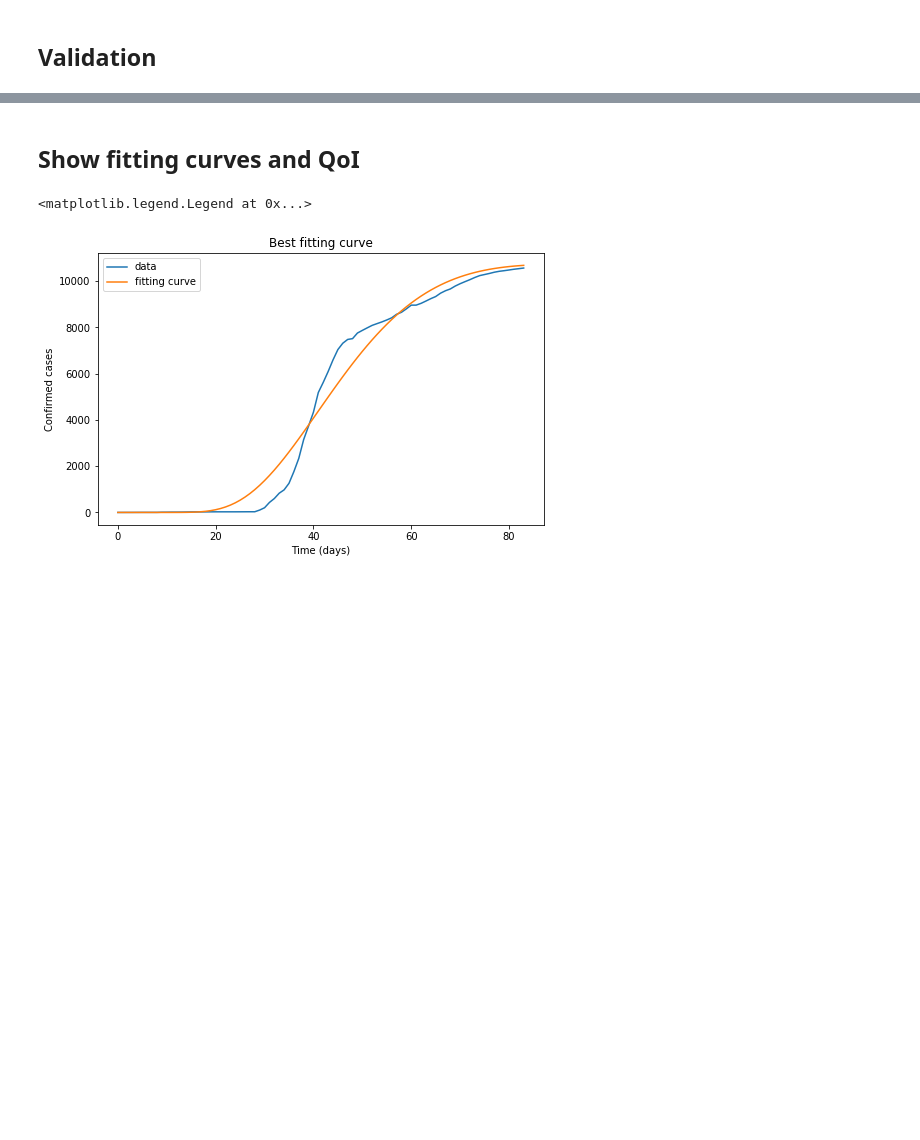
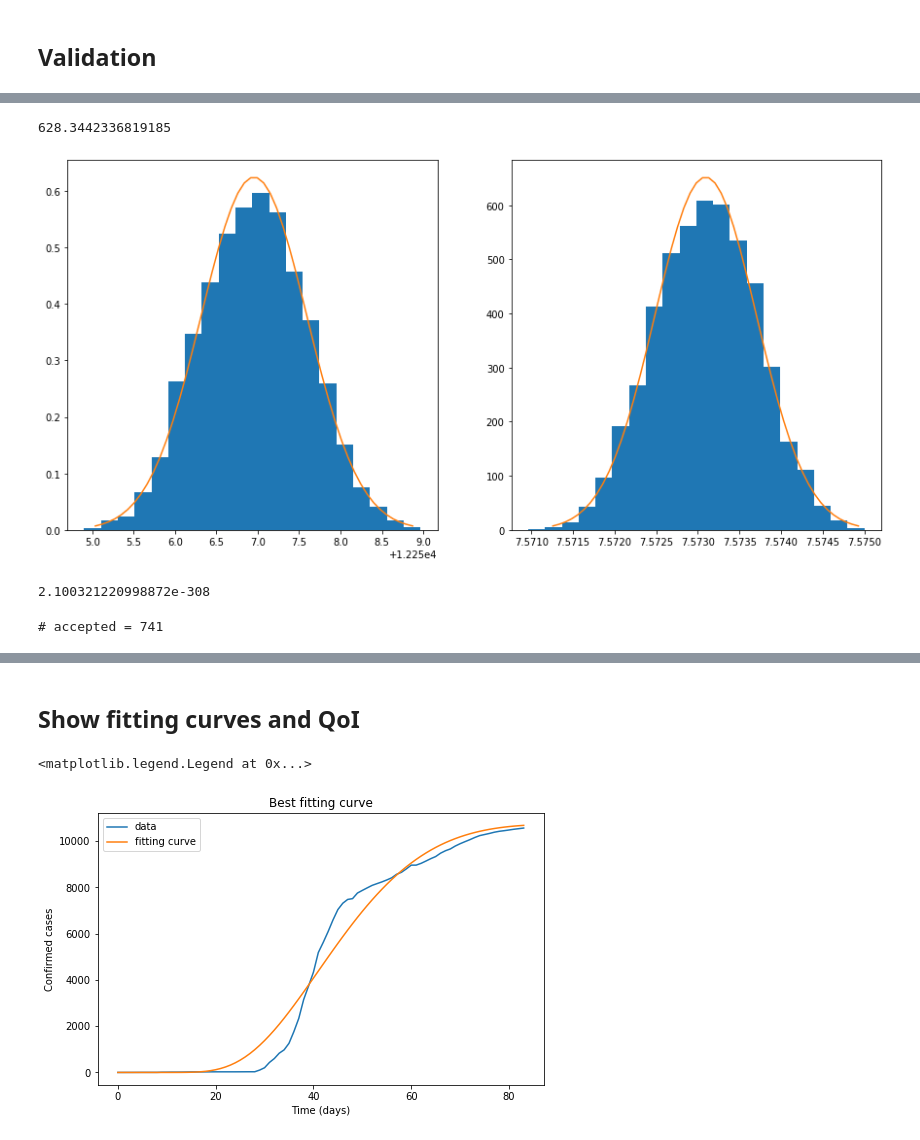
Before and after one commit to prashjha/StudyCovid19, a Jupyter notebook: process/bayesian/Assignment on Bayesian Inversion.ipynb, the cells around one changed output, grey strips where cells are left out. Saved outputs shown, nothing was run; the diff lists cells and outputs as text; code cells hidden in the pictures; blank space fills up the shorter version.

```diff
--- a/process/bayesian/Assignment on Bayesian Inversion.ipynb
+++ b/process/bayesian/Assignment on Bayesian Inversion.ipynb
@@ -215,15 +252,2 @@ print(theta_opt)
 # %% [markdown]
 ## Validation
-# %%
-fix_params = model_args[country][1][0]
-trans_param = model_args[country][1][1]
-param_init = model_args[country][1][2]
-
-accepted, rejected = solve_with_bayessian_mcmc(model, fix_params, trans_param, param_init, iterations=50000, data=data)
-print(accepted.shape)
-show_mcmc(accepted, rejected)
-show_param_distribution(accepted, rejected)
-
-accepted_burned = accepted[-int((1-0.5)*len(accepted)):]
-theta_opt = sum(accepted_burned)/len(accepted_burned)
-print(theta_opt)
@@ -235,0 +254,25 @@ print(theta_opt)
+# %%
+from scipy.stats import multivariate_normal
+multivariate_normal.pdf(cal_mean, mean=cal_mean, cov=cal_cov)
+# plot prior of validation
+# %% [output]
+628.3442336819185
+# %%
+fig = plt.figure(figsize=(15,7))
+ax = fig.add_subplot(1,2,1)
+ax.hist(accepted_burned[:,0], bins=20, density=True)
+x0 = np.linspace(cal_mean[0]-3*np.sqrt(cal_cov[0,0]),cal_mean[0]+3*np.sqrt(cal_cov[0,0]))
+ax.plot(x0,multivariate_normal.pdf(x0, mean=cal_mean[0], cov=cal_cov[0,0]), label="gaussian approx")
+
+ax = fig.add_subplot(1,2,2)
+ax.hist(accepted_burned[:,1], bins=20, density=True)
+x1 = np.linspace(cal_mean[1]-3*np.sqrt(cal_cov[1,1]),cal_mean[1]+3*np.sqrt(cal_cov[1,1]))
+ax.plot(x1,multivariate_normal.pdf(x1, mean=cal_mean[1], cov=cal_cov[1,1]), label="gaussian approx")
+
+# plt.xlabel("days")
+# plt.ylabel("confirmed cases")
+# plt.legend()
+# plt.title("Confirmed Cases of "+ country)
+plt.show()
+# %% [output]
+[figure, added]
@@ -235,0 +284,17 @@ print(theta_opt)
+# %%
+prior_v(np.array([12233,7.5575]))
+# %% [output]
+2.100321220998872e-308
+# %%
+def log_likelihood_v(theta, data):
+    tdata = data[:,0]
+    ydata = data[:,1]
+    return np.sum(-np.log(noise_arg * np.sqrt(2*np.pi) )-((ydata-model(theta,tdata,fix_params))**2) / (2*noise_arg**2))
+
+trans_param_v = [np.sqrt(cal_cov[0,0])/10, np.sqrt(cal_cov[1,1])/10]
+transition_model_v = lambda theta: np.random.normal(theta,trans_param_v,(2,))
+
+accepted, rejected = metropolis_hastings(log_likelihood_v,prior_v,transition_model_v,param_init,200000,data_v,acceptance_rule)
+print('# accepted = ' + str(accepted.shape[0]))
+# %% [output]
+# accepted = 741
```
Also changed, not shown: parts of 18 cells of this notebook.
